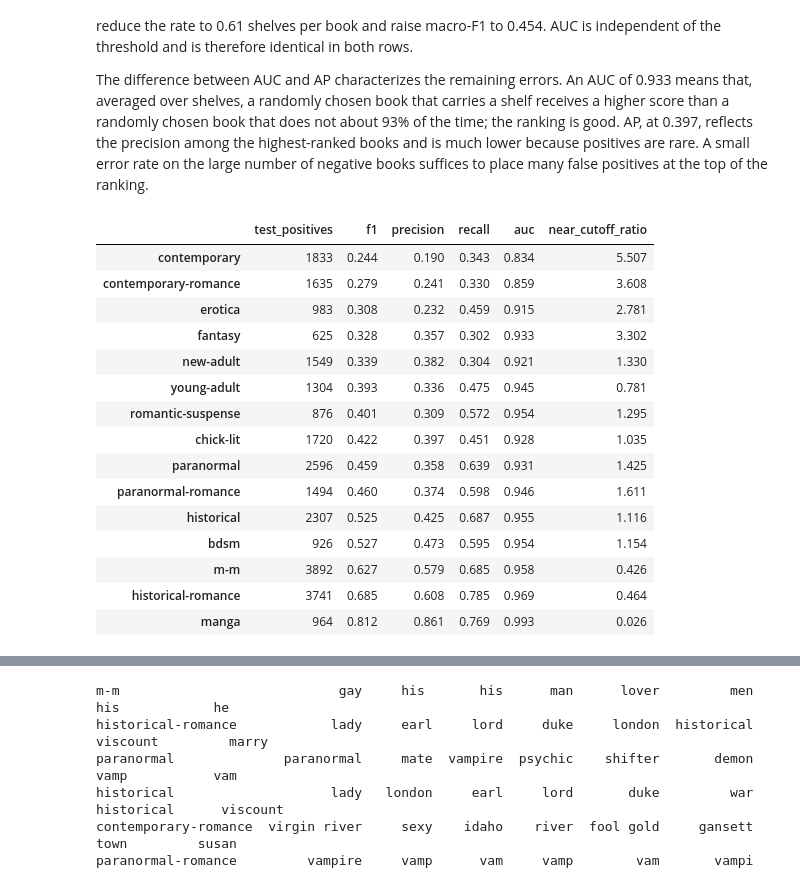
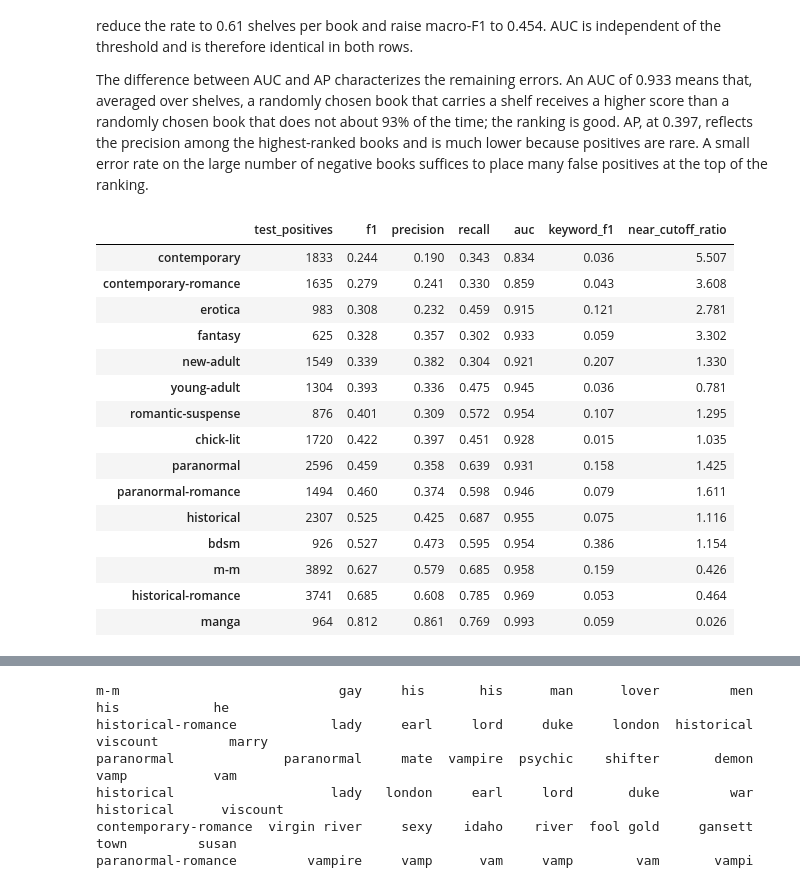
Before and after one commit to j1doan/recsys, a Jupyter notebook: code.ipynb, the cells around one changed output, grey strips where cells are left out. Cells and saved outputs as stored; diff of their text form; code cells hidden in the pictures.

```diff
--- a/code.ipynb
+++ b/code.ipynb
@@ -380,3 +414,14 @@ no label: 65.6% of books; negative book-shelf pairs: 97.1%
 | manga | 0.016 | 0.016 | 0.016 |
 | romantic-suspense | 0.016 | 0.016 | 0.015 |
 | fantasy | 0.011 | 0.009 | 0.010 |
+# %%
+fig, ax = plt.subplots(figsize=(6, 4))
+y = np.arange(K)
+ax.barh(y, 100 * rate['train'], color=[color(s) for s in SHELVES], height=0.7, label='train')
+ax.scatter(100 * rate['validation'], y, marker='o', s=30, facecolors='none', edgecolors='#191919', label='validation')
+ax.scatter(100 * rate['test'], y, marker='x', s=30, color='#191919', label='test')
+ax.set(yticks=y, yticklabels=SHELVES, xlabel='books carrying the shelf (%)')
+ax.invert_yaxis()
+ax.grid(axis='y', visible=False)
+ax.legend(loc='lower right', frameon=False)
+save(2)
@@ -408,3 +476,17 @@ fantasy                 3.30
 contemporary-romance    3.61
 contemporary            5.51
 dtype: float64
+# %%
+focus = [s for s in FOCUS if s in SHELVES]
+fig, axes = plt.subplots(1, len(focus), figsize=(7, 2.6), sharex=True, sharey=True, squeeze=False)
+bins = np.arange(0.01, 0.305, 0.01)
+for ax, s in zip(axes[0], focus):
+    j = SHELVES.index(s)
+    counts, _ = np.histogram(share[tr][:, j], bins=bins)
+    ax.bar(100 * bins[:-1], counts / Y[tr][:, j].sum(), width=0.9, align='edge', color=FOCUS[s])
+    ax.axvspan(5, 10, color='#191919', alpha=0.06, linewidth=0)
+    ax.axvline(10, color='#191919', linewidth=1)
+    ax.set(title=f'{s}\nnear-cutoff ratio {near[j]:.2f}', xlabel='share of content votes (%)')
+    ax.grid(axis='x', visible=False)
+axes[0][0].set_ylabel('books per labeled book')
+save(4)
@@ -451,7 +539,8 @@ def keyword(texts):
     norm = [' ' + re.sub(r'[^\w]+', ' ', t.lower()) + ' ' for t in texts]
     return np.array([[' ' + s.replace('-', ' ') + ' ' in t for s in SHELVES] for t in norm], dtype=float)
 
-results['shelf name in text'] = scores(Y[te], keyword(elig['description'].iloc[te]), 0.5)
+KW_te = keyword(elig['description'].iloc[te])
+results['shelf name in text'] = scores(Y[te], KW_te, 0.5)
 # %% [markdown]
 ### C. Text Representation
 
@@ -489,6 +578,7 @@ Logistic regression on TF-IDF features was chosen because it is an established b
 # Same objective as sklearn's LogisticRegression(C=1, class_weight='balanced'), divided by n:
 # mean weighted log-loss + ||W||^2 / (2 C n). Mini-batches keep memory small on an 8 GB card.
 DEV = 'cuda' if torch.cuda.is_available() else 'cpu'
+torch.sparse.check_sparse_tensor_invariants.disable()  # explicit opt-out; checks cost time, our indices come from scipy
 
 
 def to_torch(x):
@@ -497,7 +587,7 @@ def to_torch(x):
     return torch.sparse_coo_tensor(i, torch.from_numpy(x.data), x.shape).to(DEV)
 
 
-def fit_lr(x, y, C=1.0, epochs=8, batch=4096, lr=0.01, seed=0):
+def fit_lr(x, y, x_va, y_va, C=1.0, epochs=8, batch=4096, lr=0.01, seed=0):
     torch.manual_seed(seed)
     rng = np.random.default_rng(seed)
     n = len(y)
@@ -507,6 +597,8 @@ def fit_lr(x, y, C=1.0, epochs=8, batch=4096, lr=0.01, seed=0):
     W = torch.zeros(x.shape[1], y.shape[1], device=DEV, requires_grad=True)
     b = torch.zeros(y.shape[1], device=DEV, requires_grad=True)
     opt = torch.optim.Adam([W, b], lr=lr)
+    yv = torch.from_numpy(y_va)
+    hist = []
     for epoch in range(epochs):
         total = 0.0
         for idx in np.array_split(rng.permutation(n), max(n // batch, 1)):
@@ -519,8 +611,13 @@ def fit_lr(x, y, C=1.0, epochs=8, batch=4096, lr=0.01, seed=0):
             loss.backward()
             opt.step()
             total += loss.item() * len(idx)
-        print(f'epoch {epoch + 1}: loss {total / n:.4f}')
-    return W.detach(), b.detach()
+        # validation: same class weights, no penalty
+        val = torch.nn.functional.binary_cross_entropy_with_logits(
+            torch.from_numpy(decision(x_va, W.detach(), b.detach())), yv,
+            weight=yv * w_pos.cpu() + (1 - yv) * w_neg.cpu()).item()
+        hist.append((total / n, val))
+        print(f'epoch {epoch + 1}: train objective {total / n:.4f}, validation log-loss {val:.4f}')
+    return W.detach(), b.detach(), hist
 
 
 @torch.no_grad()
@@ -529,6 +626,6 @@ def decision(x, W, b, batch=8192):
     return np.vstack(out)
 
 
-W, b = fit_lr(X_tr, Y[tr])
+W, b, hist = fit_lr(X_tr, Y[tr], X_va, Y[va])
 S_va, S_te = decision(X_va, W, b), decision(X_te, W, b)
 # %% [output]
@@ -570,28 +760,29 @@ The difference between AUC and AP characterizes the remaining errors. An AUC of
 # %%
 P = S_te >= cut
 per_shelf = pd.DataFrame({
     'test_positives': Y[te].sum(0).astype(int),
     'f1': f1_score(Y[te], P, average=None, zero_division=0),
     'precision': precision_score(Y[te], P, average=None, zero_division=0),
     'recall': recall_score(Y[te], P, average=None, zero_division=0),
     'auc': [roc_auc_score(Y[te][:, j], S_te[:, j]) for j in range(K)],
+    'keyword_f1': f1_score(Y[te], KW_te >= 0.5, average=None, zero_division=0),
     'near_cutoff_ratio': near,
 }, index=SHELVES)
 per_shelf.sort_values('f1').round(3)
 # %% [output]
-|  | test_positives | f1 | precision | recall | auc | near_cutoff_ratio |
-| contemporary | 1833 | 0.244 | 0.190 | 0.343 | 0.834 | 5.507 |
-| contemporary-romance | 1635 | 0.279 | 0.241 | 0.330 | 0.859 | 3.608 |
-| erotica | 983 | 0.308 | 0.232 | 0.459 | 0.915 | 2.781 |
-| fantasy | 625 | 0.328 | 0.357 | 0.302 | 0.933 | 3.302 |
-| new-adult | 1549 | 0.339 | 0.382 | 0.304 | 0.921 | 1.330 |
-| young-adult | 1304 | 0.393 | 0.336 | 0.475 | 0.945 | 0.781 |
-| romantic-suspense | 876 | 0.401 | 0.309 | 0.572 | 0.954 | 1.295 |
-| chick-lit | 1720 | 0.422 | 0.397 | 0.451 | 0.928 | 1.035 |
-| paranormal | 2596 | 0.459 | 0.358 | 0.639 | 0.931 | 1.425 |
-| paranormal-romance | 1494 | 0.460 | 0.374 | 0.598 | 0.946 | 1.611 |
-| historical | 2307 | 0.525 | 0.425 | 0.687 | 0.955 | 1.116 |
-| bdsm | 926 | 0.527 | 0.473 | 0.595 | 0.954 | 1.154 |
-| m-m | 3892 | 0.627 | 0.579 | 0.685 | 0.958 | 0.426 |
-| historical-romance | 3741 | 0.685 | 0.608 | 0.785 | 0.969 | 0.464 |
-| manga | 964 | 0.812 | 0.861 | 0.769 | 0.993 | 0.026 |
+|  | test_positives | f1 | precision | recall | auc | keyword_f1 | near_cutoff_ratio |
+| contemporary | 1833 | 0.244 | 0.190 | 0.343 | 0.834 | 0.036 | 5.507 |
+| contemporary-romance | 1635 | 0.279 | 0.241 | 0.330 | 0.859 | 0.043 | 3.608 |
+| erotica | 983 | 0.308 | 0.232 | 0.459 | 0.915 | 0.121 | 2.781 |
+| fantasy | 625 | 0.328 | 0.357 | 0.302 | 0.933 | 0.059 | 3.302 |
+| new-adult | 1549 | 0.339 | 0.382 | 0.304 | 0.921 | 0.207 | 1.330 |
+| young-adult | 1304 | 0.393 | 0.336 | 0.475 | 0.945 | 0.036 | 0.781 |
+| romantic-suspense | 876 | 0.401 | 0.309 | 0.572 | 0.954 | 0.107 | 1.295 |
+| chick-lit | 1720 | 0.422 | 0.397 | 0.451 | 0.928 | 0.015 | 1.035 |
+| paranormal | 2596 | 0.459 | 0.358 | 0.639 | 0.931 | 0.158 | 1.425 |
+| paranormal-romance | 1494 | 0.460 | 0.374 | 0.598 | 0.946 | 0.079 | 1.611 |
+| historical | 2307 | 0.525 | 0.425 | 0.687 | 0.955 | 0.075 | 1.116 |
+| bdsm | 926 | 0.527 | 0.473 | 0.595 | 0.954 | 0.386 | 1.154 |
+| m-m | 3892 | 0.627 | 0.579 | 0.685 | 0.958 | 0.159 | 0.426 |
+| historical-romance | 3741 | 0.685 | 0.608 | 0.785 | 0.969 | 0.053 | 0.464 |
+| manga | 964 | 0.812 | 0.861 | 0.769 | 0.993 | 0.059 | 0.026 |
```
Also changed, not shown: parts of 41 cells of this notebook, 13 other files.
